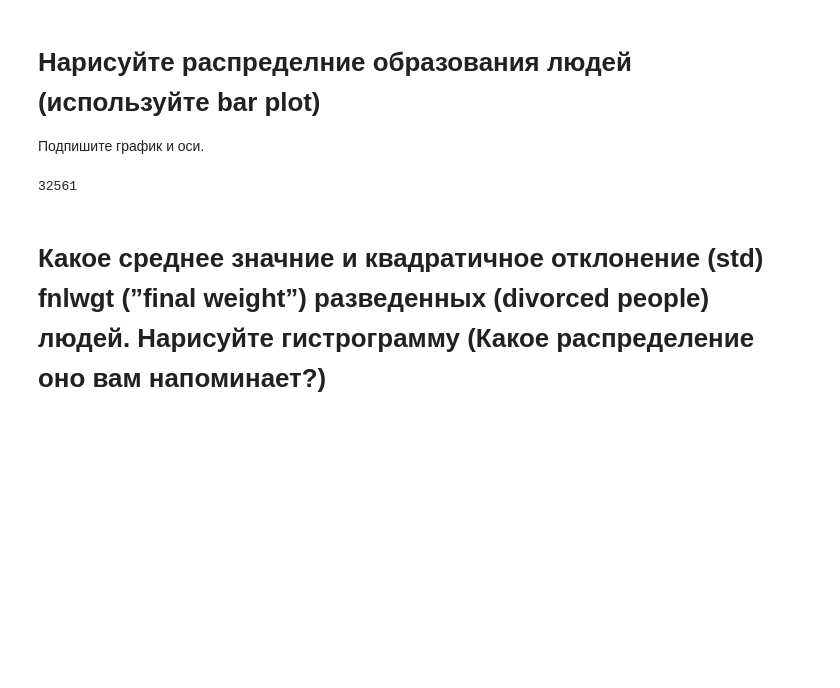
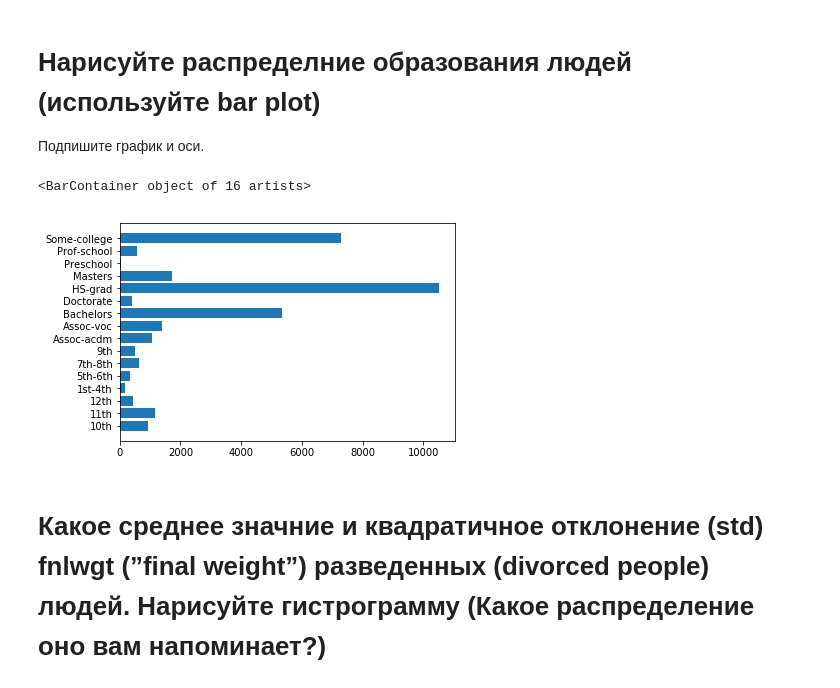
Before and after one commit to orifdjon/AppliedPythonAtom, a Jupyter notebook: homeworks/homework_05_ml/2/adult_hw.ipynb, the cells around one changed output. Saved outputs shown, nothing was run; the diff lists cells and outputs as text; code cells hidden in the pictures; blank space fills up the shorter version.

```diff
--- a/homeworks/homework_05_ml/2/adult_hw.ipynb
+++ b/homeworks/homework_05_ml/2/adult_hw.ipynb
@@ -71,11 +71,13 @@ df['native-country'].value_counts()[' United-States'] / df['native-country'].cou
 # Нарисуйте распределние образования людей (используйте bar plot)
 
 Подпишите график и оси.
-# %%
-x = df['education']
-y = df['education'].count()
-y
-# %% [output]
-32561
+# %%
+tmp_df = df.groupby('education').size().reset_index(name='counts')
+x = tmp_df.education
+y = tmp_df.counts
+plt.barh(x, y)
+# %% [output]
+<BarContainer object of 16 artists>
+[figure, added]
 # %% [markdown]
 # Какое среднее значние и квадратичное отклонение (std) fnlwgt (”final weight”) разведенных (divorced people) людей. Нарисуйте гистрограмму (Какое распределение оно вам напоминает?)
```
Also changed, not shown: parts of 15 cells of this notebook, 6 other files.
